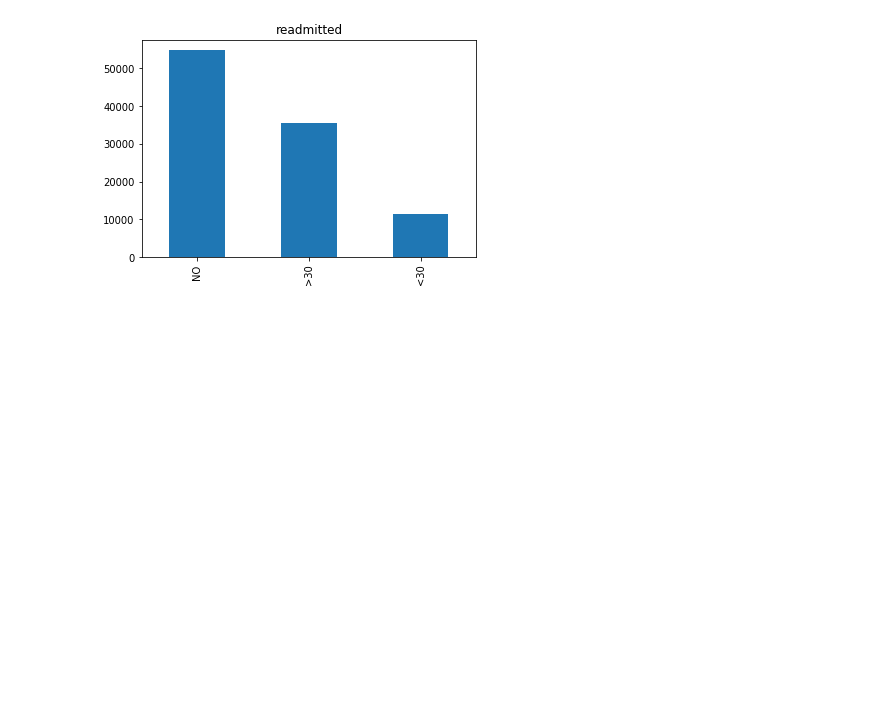
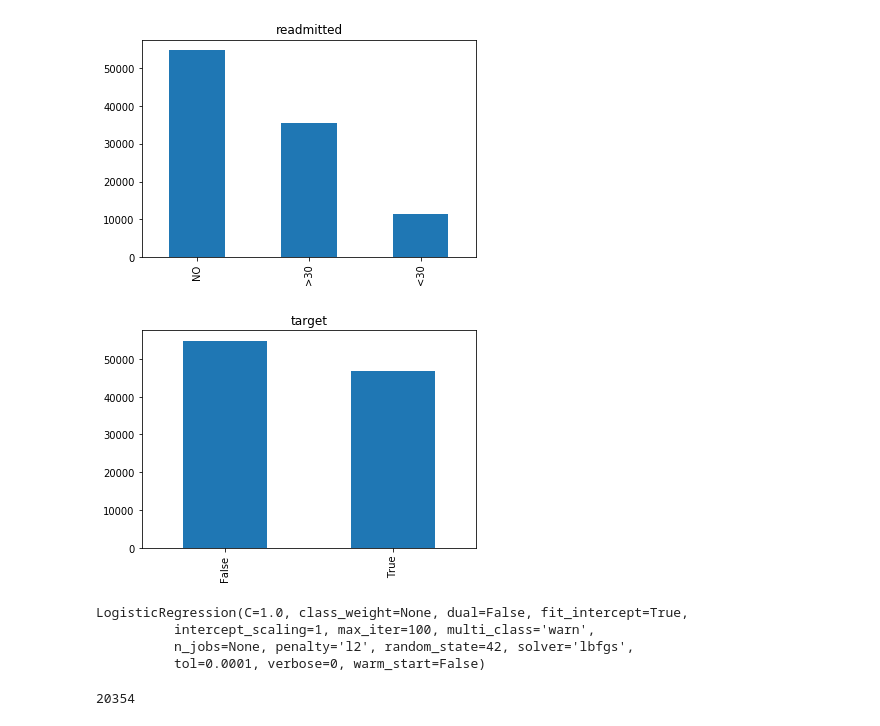
Before and after one commit to tu-artem/diabetes, a Jupyter notebook: notebooks/exploratory_data_analysis.ipynb, the cells around one changed output. Drawn from its saved outputs; the diff is of its cells as text; code cells hidden in the pictures; blank space fills up the shorter version.

```diff
--- a/notebooks/exploratory_data_analysis.ipynb
+++ b/notebooks/exploratory_data_analysis.ipynb
@@ -116,0 +125,4 @@ plot_bar("readmitted")
+# %%
+plot_bar("target")
+# %% [output]
+[figure, added]
@@ -116,0 +148,12 @@ plot_bar("readmitted")
+# %%
+clf = LogisticRegression(random_state=42, solver="lbfgs")
+clf.fit(x_train, y_train)
+# %% [output]
+LogisticRegression(C=1.0, class_weight=None, dual=False, fit_intercept=True,
+          intercept_scaling=1, max_iter=100, multi_class='warn',
+          n_jobs=None, penalty='l2', random_state=42, solver='lbfgs',
+          tol=0.0001, verbose=0, warm_start=False)
+# %%
+len(clf.predict(x_test))
+# %% [output]
+20354
```
Also changed, not shown: parts of 16 cells of this notebook.
